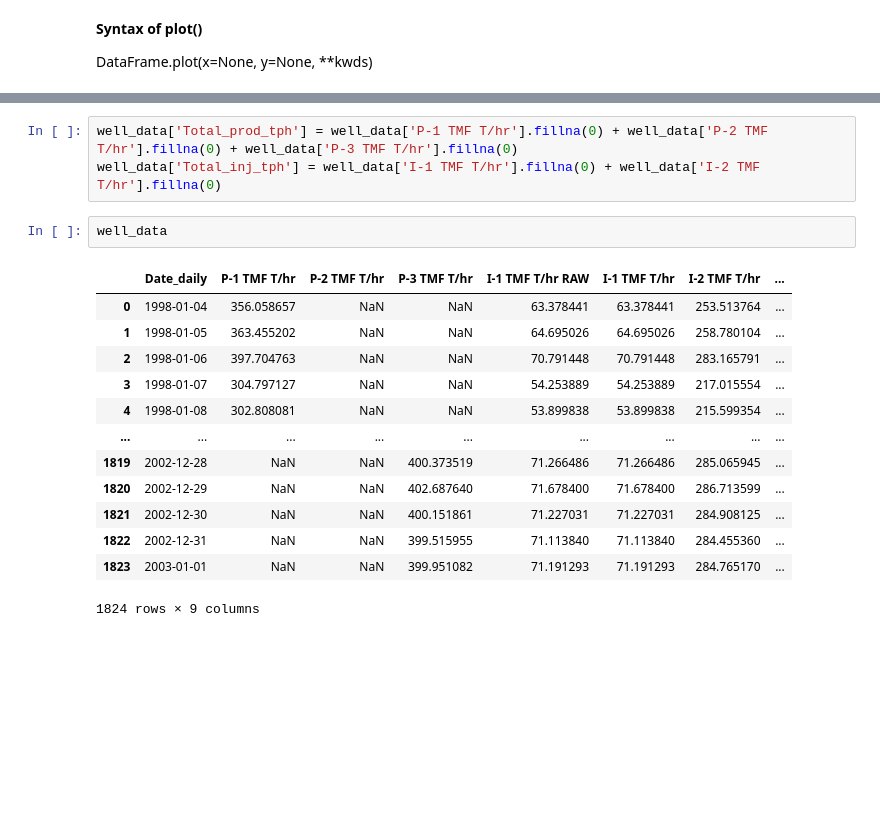
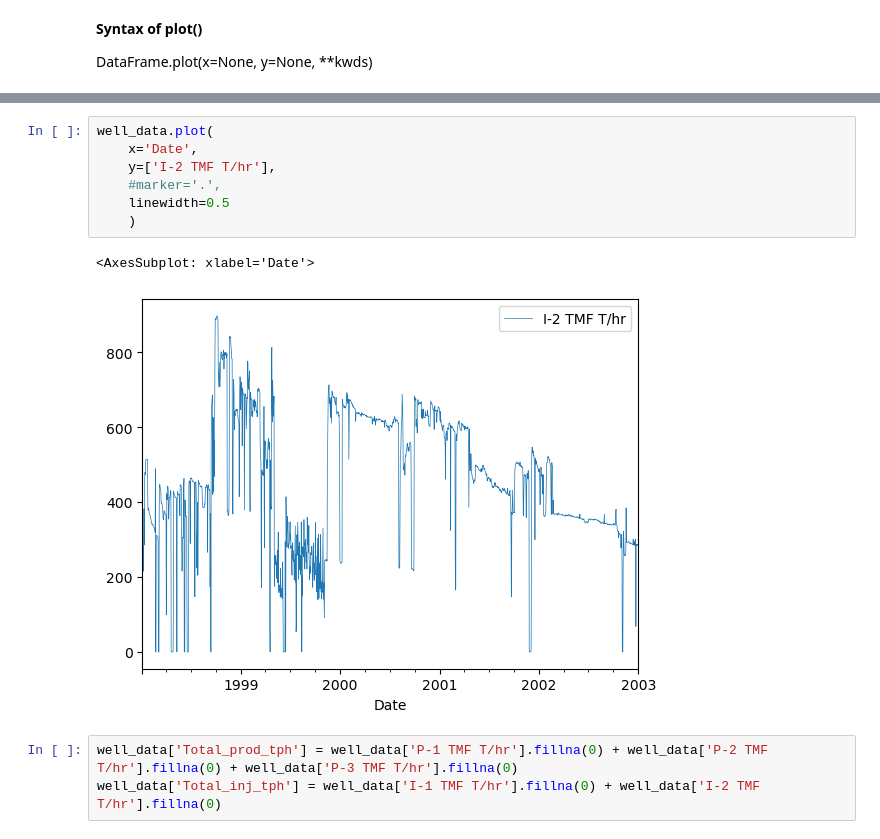
Before and after one commit to ICWallis/Stanford-Geothermal-Python-Sessions--Intermediate, a Jupyter notebook: 1-Data-handling.ipynb, the cells around one changed output, grey strips where cells are left out. Cells and saved outputs as stored; diff of their text form; blank space fills up the shorter version.

```diff
--- a/1-Data-handling.ipynb
+++ b/1-Data-handling.ipynb
@@ -190,22 +190,16 @@ Index(['Date_daily', 'P-1 TMF T/hr', 'P-2 TMF T/hr', 'P-3 TMF T/hr',
       dtype='object')
+# %%
+well_data.plot(
+    x='Date',
+    y=['I-2 TMF T/hr'],
+    #marker='.',
+    linewidth=0.5
+    )
+# %% [output]
+<AxesSubplot: xlabel='Date'>
+[figure, added]
 # %%
 well_data['Total_prod_tph'] = well_data['P-1 TMF T/hr'].fillna(0) + well_data['P-2 TMF T/hr'].fillna(0) + well_data['P-3 TMF T/hr'].fillna(0)
 well_data['Total_inj_tph'] = well_data['I-1 TMF T/hr'].fillna(0) + well_data['I-2 TMF T/hr'].fillna(0)
-# %%
-well_data
-# %% [output]
-|  | Date_daily | P-1 TMF T/hr | P-2 TMF T/hr | P-3 TMF T/hr | I-1 TMF T/hr RAW | I-1 TMF T/hr | I-2 TMF T/hr | ... |
-| 0 | 1998-01-04 | 356.058657 | NaN | NaN | 63.378441 | 63.378441 | 253.513764 | ... |
-| 1 | 1998-01-05 | 363.455202 | NaN | NaN | 64.695026 | 64.695026 | 258.780104 | ... |
-| 2 | 1998-01-06 | 397.704763 | NaN | NaN | 70.791448 | 70.791448 | 283.165791 | ... |
-| 3 | 1998-01-07 | 304.797127 | NaN | NaN | 54.253889 | 54.253889 | 217.015554 | ... |
-| 4 | 1998-01-08 | 302.808081 | NaN | NaN | 53.899838 | 53.899838 | 215.599354 | ... |
-| ... | ... | ... | ... | ... | ... | ... | ... | ... |
-| 1819 | 2002-12-28 | NaN | NaN | 400.373519 | 71.266486 | 71.266486 | 285.065945 | ... |
-| 1820 | 2002-12-29 | NaN | NaN | 402.687640 | 71.678400 | 71.678400 | 286.713599 | ... |
-| 1821 | 2002-12-30 | NaN | NaN | 400.151861 | 71.227031 | 71.227031 | 284.908125 | ... |
-| 1822 | 2002-12-31 | NaN | NaN | 399.515955 | 71.113840 | 71.113840 | 284.455360 | ... |
-| 1823 | 2003-01-01 | NaN | NaN | 399.951082 | 71.191293 | 71.191293 | 284.765170 | ... |
-1824 rows × 9 columns
 # %%
 well_data.plot(
```
Also changed, not shown: parts of 6 cells of this notebook.
